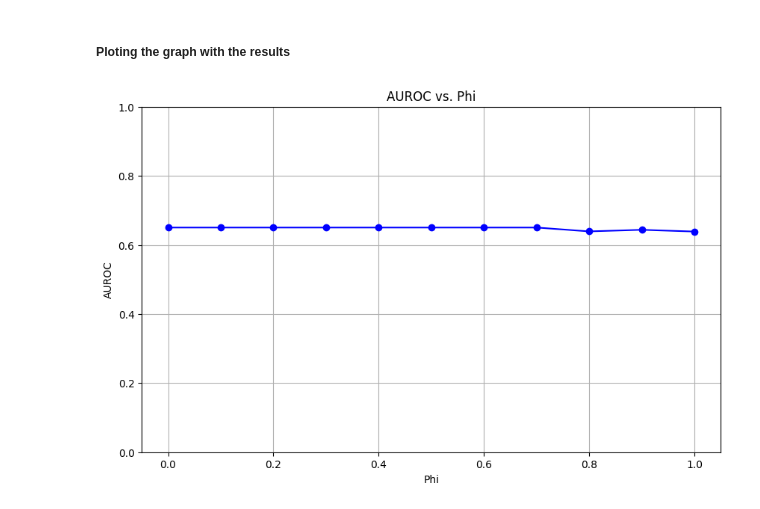
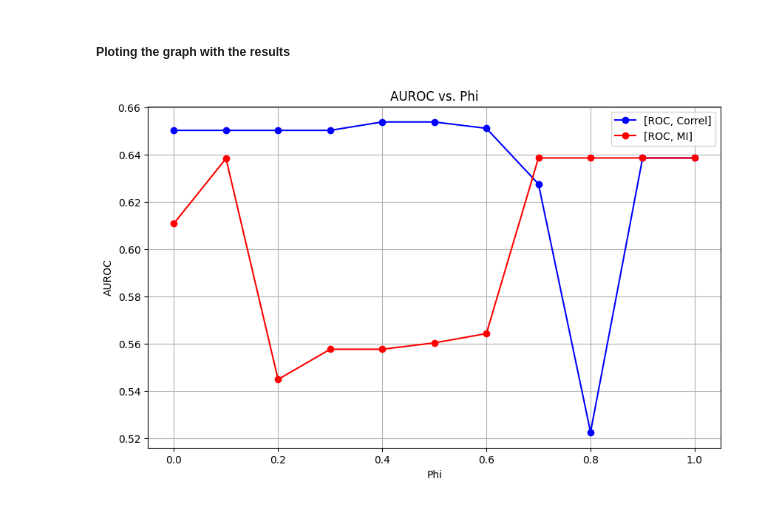
Before and after one commit to annafcosta/Quantum-Computer-Feature-Selection, a Jupyter notebook: src/figure_2.ipynb, the cells around one changed output. Saved outputs shown, nothing was run; the diff lists cells and outputs as text; code cells hidden in the pictures.

Commit message:
Graficos [ROC, Correl] e [ROC, MI]
Os valores não batem exatamente com os do artigo(varia +- 0.08) e [ROC, MI] se mostrou muito sensível a mudanca nas amostras para valores baixos de phi

```diff
--- a/src/figure_2.ipynb
+++ b/src/figure_2.ipynb
@@ -115,29 +170,29 @@ combinations = combinations[mask]
 # %% [markdown]
 ##### Auxiliary functions to sum the dependencies between features and target(sumFeatureTarget) and between features(sumFeatureFeature)
 # %%
-def sumFeatureTarget(z):
-    sum = 0
+def sumFeatureTarget(z, array):
+    total = 0
     for i in range(len(z)):
-        sum += z[i] * abs(target_corr.iloc[i])
+        total += z[i] * abs(float(array.iloc[i]))
 
-    return sum
+    return total
 
-def sumFeatureFeature(z):
-    sum = 0
+def sumFeatureFeature(z, matrix):
+    total = 0
     for i in range(len(z)):
         for j in range(len(z)):
             if i != j:
-                sum += z[i] * z[j] * abs(corr_matrix.iloc[i, j])
+                total += z[i] * z[j] * abs(float(matrix.iloc[i, j]))
 
-    return sum
+    return total
 # %% [markdown]
 ##### Brute Force Algorithm
 # %%
-def brute_force(phi, combinations):
+def brute_force(phi, combinations, array, matrix):
     min = 10000
     features = []
     for combination in combinations:
-        h = -((phi * sumFeatureTarget(combination)) - ((1 - phi) * sumFeatureFeature(combination)))
+        h = -((phi * sumFeatureTarget(combination, array)) - ((1 - phi) * sumFeatureFeature(combination, matrix)))
         if h < min:
             min = h
             features = combination
@@ -160,15 +215,19 @@ def train_and_evaluate(X_train, y_train, X_test, y_test, features):
 # %% [markdown]
 ##### Applying the the Brute Force Algorithm for different values of Phi, varying from 0 to 1
 # %%
-x_axis = []
+x_roc_correl = []
+x_roc_mi = []
 y_axis = []
 
 for phi in np.arange(0, 1.1, 0.1):
-    selected_features = brute_force(phi, combinations)
+    selected_features_roc_corr = brute_force(phi, combinations, target_roc, corr_matrix) # Using ROC and Correlation
+    selected_features_roc_mi = brute_force(phi, combinations, target_roc, mi_matrix) # Using ROC and Mutual Information
 
-    auroc = train_and_evaluate(X_train, y_train, X_test, y_test, selected_features)
+    auroc_roc_corr = train_and_evaluate(X_train, y_train, X_test, y_test, selected_features_roc_corr)
+    auroc_roc_mi = train_and_evaluate(X_train, y_train, X_test, y_test, selected_features_roc_mi)
 
-    x_axis.append(auroc)
+    x_roc_correl.append(auroc_roc_corr)
+    x_roc_mi.append(auroc_roc_mi)
     y_axis.append(phi)
 # %% [output]
 STOP: TOTAL NO. of ITERATIONS REACHED LIMIT.
@@ -182,15 +251,15 @@ Please also refer to the documentation for alternative solver options:
 ##### Ploting the graph with the results
 # %%
 plt.figure(figsize=(10, 6))
-plt.plot(y_axis, x_axis, marker='o', linestyle='-', color='b')
+plt.plot(y_axis, x_roc_correl, marker='o', linestyle='-', color='b', label='[ROC, Correl]')
+plt.plot(y_axis, x_roc_mi, marker='o', linestyle='-', color='r', label='[ROC, MI]')
 
 plt.title('AUROC vs. Phi')
 plt.xlabel('Phi')
 plt.ylabel('AUROC')
-
-plt.ylim(0, 1)
+plt.legend()
 
 plt.grid(True)
 plt.show()
 # %% [output]
-[figure, old version]
+[figure, new version]
```
Also changed, not shown: parts of 11 cells of this notebook.
